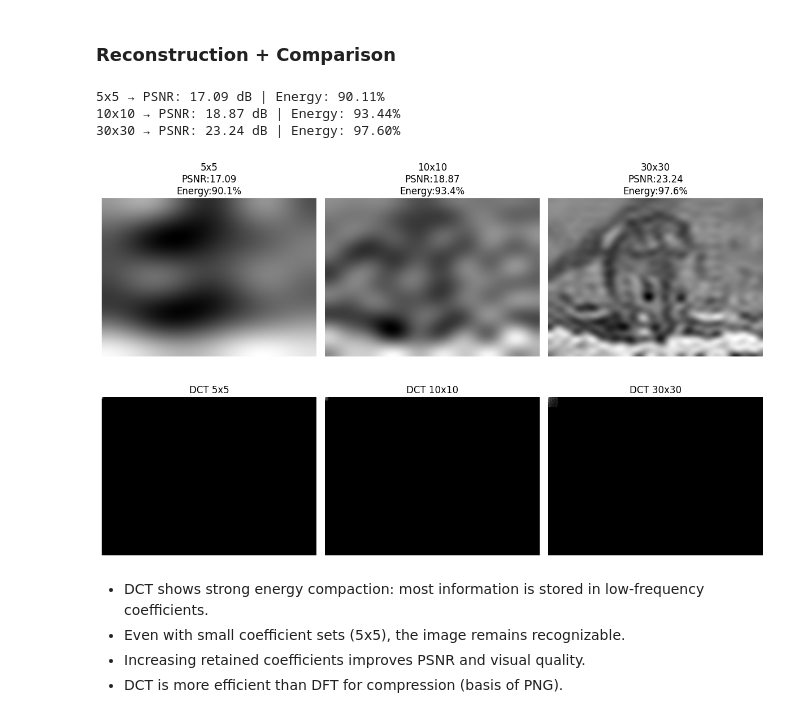
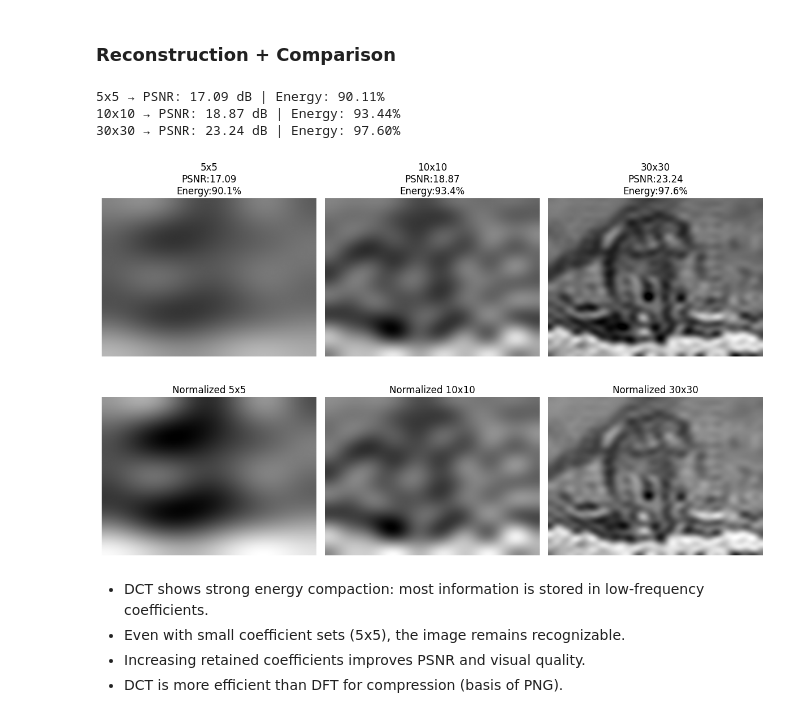
Before and after one commit to BharatK0049/image-video-processing-lab-experiments, a Jupyter notebook: notebooks/IVP_Experiment_6.ipynb, the cells around one changed output. Drawn from its saved outputs; the diff is of its cells as text; code cells hidden in the pictures.

```diff
--- a/notebooks/IVP_Experiment_6.ipynb
+++ b/notebooks/IVP_Experiment_6.ipynb
@@ -85,37 +106,41 @@ def compute_psnr(original, reconstructed):
     return 10 * np.log10(1.0 / mse)
 # %% [markdown]
 ### Reconstruction + Comparison
+# %%
+def normalize(img):
+    return (img - np.min(img)) / (np.max(img) - np.min(img))
 # %%
 sizes = [5, 10, 30]
 
 plt.figure(figsize=(12,8))
 
 for i, n in enumerate(sizes):
     dct_trunc = keep_dct_coeff(dct_img, n)
-
     recon = cv2.idct(dct_trunc)
 
     psnr = compute_psnr(img, recon)
     energy = compute_energy(dct_img, dct_trunc)
 
     print(f"{n}x{n} → PSNR: {psnr:.2f} dB | Energy: {energy:.2f}%")
 
+    # Raw reconstruction
     plt.subplot(2, len(sizes), i+1)
-    plt.imshow(recon, cmap='gray')
+    plt.imshow(recon, cmap='gray', vmin=0, vmax=1)
     plt.title(f"{n}x{n}\nPSNR:{psnr:.2f}\nEnergy:{energy:.1f}%")
     plt.axis('off')
 
+    # Normalized (for visibility)
     plt.subplot(2, len(sizes), i+1+len(sizes))
-    plt.imshow(np.log(np.abs(dct_trunc)+1), cmap='gray')
-    plt.title(f"DCT {n}x{n}")
+    plt.imshow(normalize(recon), cmap='gray')
+    plt.title(f"Normalized {n}x{n}")
     plt.axis('off')
 
 plt.tight_layout()
 # %% [output]
 5x5 → PSNR: 17.09 dB | Energy: 90.11%
 10x10 → PSNR: 18.87 dB | Energy: 93.44%
 30x30 → PSNR: 23.24 dB | Energy: 97.60%
-[figure, old version]
+[figure, new version]
 # %% [markdown]
 - DCT shows strong energy compaction: most information is stored in low-frequency coefficients.
 - Even with small coefficient sets (5x5), the image remains recognizable.
```
Also changed, not shown: parts of 2 cells of this notebook.
